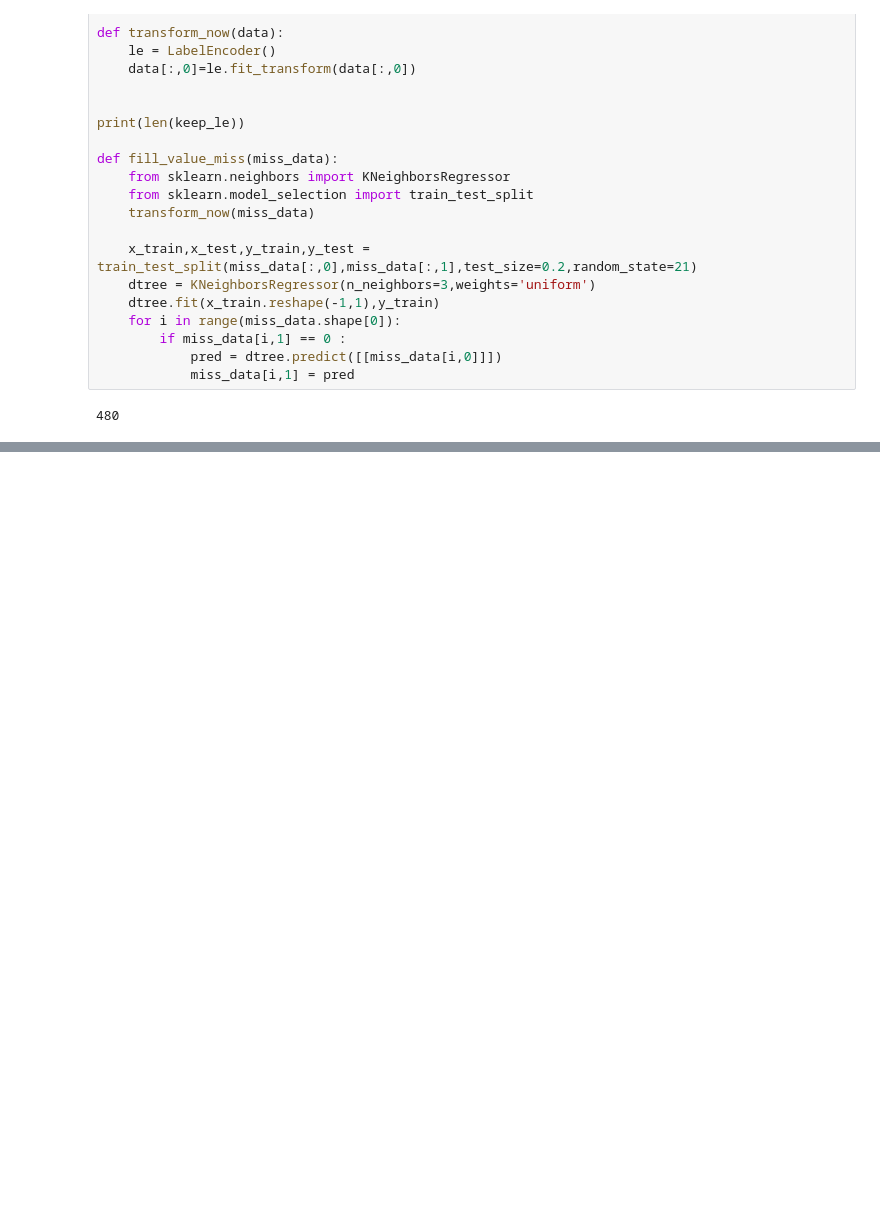
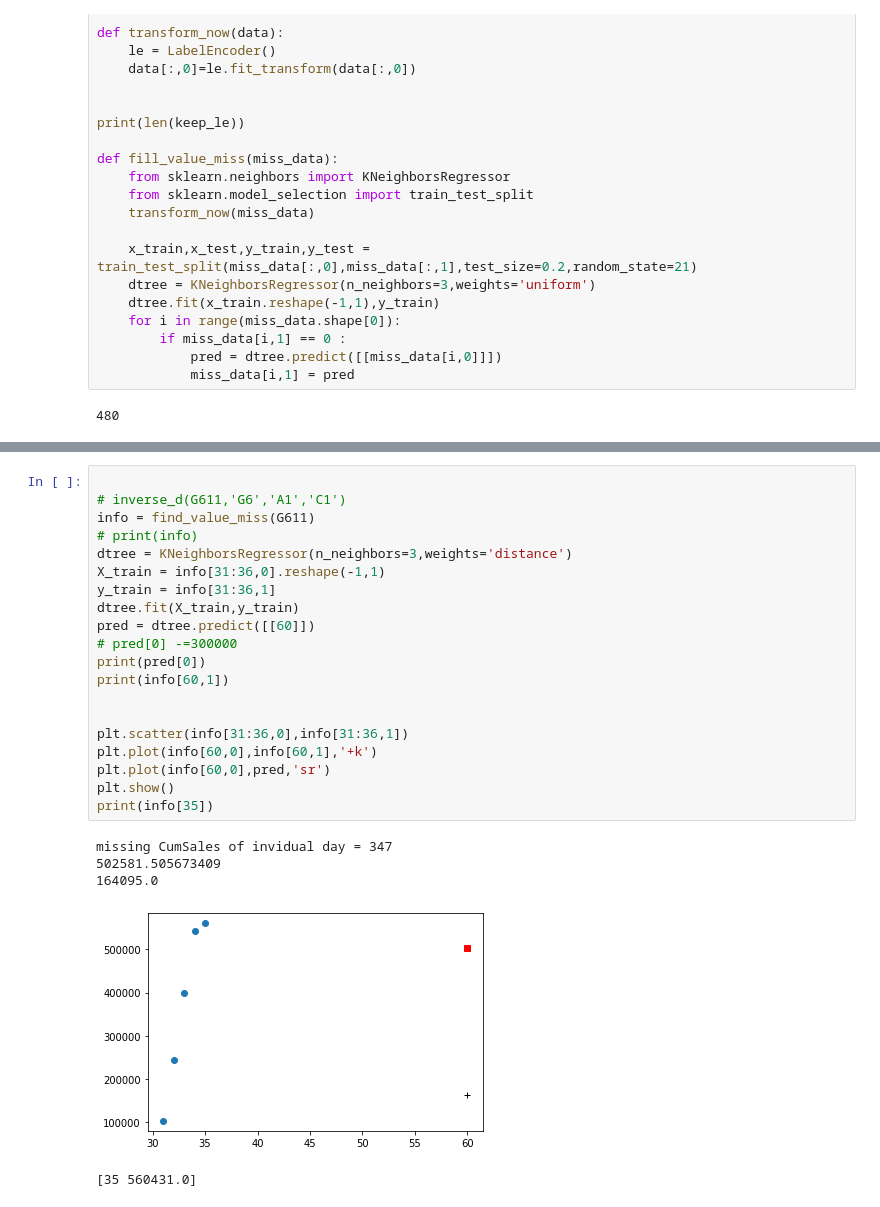
Before and after one commit to Raum27/sale_animal, a Jupyter notebook: morega.ipynb, the cells around one changed output, grey strips where cells are left out. Drawn from its saved outputs; the diff is of its cells as text; blank space fills up the shorter version.

```diff
--- a/morega.ipynb
+++ b/morega.ipynb
@@ -476,0 +467,26 @@ array([['2010-01-02', 'G1', 'A1', 'C1', 10794, 10794.0],
+# %%
+
+# inverse_d(G611,'G6','A1','C1')
+info = find_value_miss(G611)
+# print(info)
+dtree = KNeighborsRegressor(n_neighbors=3,weights='distance')
+X_train = info[31:36,0].reshape(-1,1)
+y_train = info[31:36,1]
+dtree.fit(X_train,y_train)
+pred = dtree.predict([[60]])
+# pred[0] -=300000
+print(pred[0])
+print(info[60,1])
+
+
+plt.scatter(info[31:36,0],info[31:36,1])
+plt.plot(info[60,0],info[60,1],'+k')
+plt.plot(info[60,0],pred,'sr')
+plt.show()
+print(info[35])
+# %% [output]
+missing CumSales of invidual day = 347
+502581.505673409
+164095.0
+[figure, added]
+[35 560431.0]
```
Also changed, not shown: parts of 5 cells of this notebook, 1 other file.
